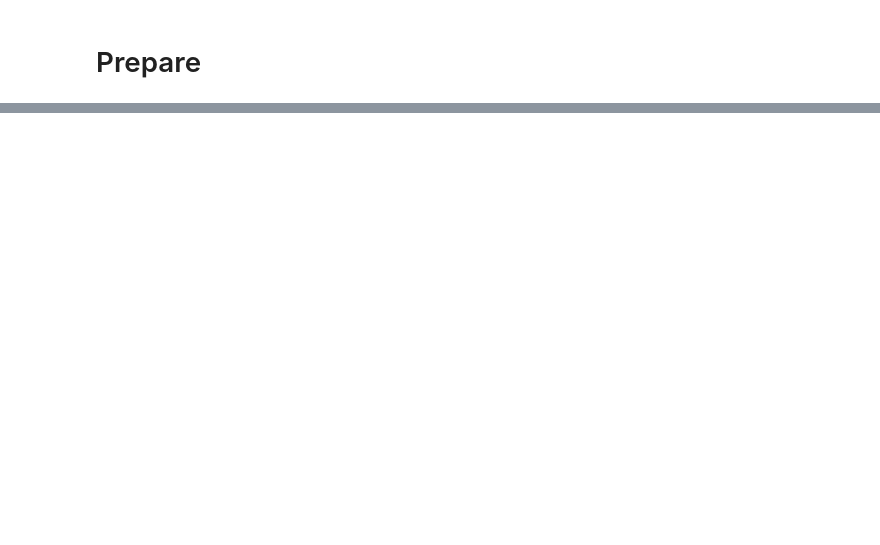
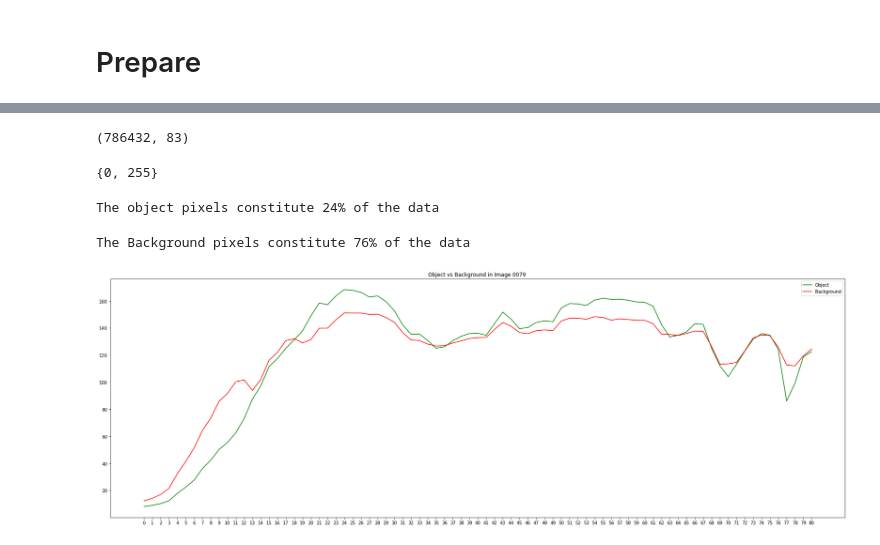
Before and after one commit to Sahanave/WomenWhoCodeHSIDemo, a Jupyter notebook: HSIDemo.ipynb, the cells around one changed output, grey strips where cells are left out. Saved outputs shown, nothing was run; the diff lists cells and outputs as text; code cells hidden in the pictures; blank space fills up the shorter version.

```diff
--- a/HSIDemo.ipynb
+++ b/HSIDemo.ipynb
@@ -205,0 +163,32 @@ HS-SOD/hyperspectral/0071.mat
+# %%
+New_data.shape
+# %% [output]
+(786432, 83)
+# %%
+print(set(New_data['Label']))
+columns=[str(i) for i in range(81)]
+col = columns + ['Label']
+# %% [output]
+{0, 255}
+# %%
+Object_signature = New_data[New_data['Label']==255][columns]
+print("The object pixels constitute {}% of the data".format(round(((len(Object_signature)/New_data.shape[0])*100)),2))
+# %% [output]
+The object pixels constitute 24% of the data
+# %%
+Background_signature = New_data[New_data['Label']==0][columns]
+print("The Background pixels constitute {}% of the data".format(round(((len(Background_signature)/New_data.shape[0])*100)),2))
+# %% [output]
+The Background pixels constitute 76% of the data
+# %%
+Object_signature = Object_signature.mean(axis=0)
+Background_signature = Background_signature.mean(axis=0)
+# %%
+plt.figure(figsize=(30,10))
+plt.plot(columns, Object_signature, label='Object',color='green')
+plt.plot(columns, Background_signature, label='Background',color='red')
+plt.title('Object vs Background in Image 0079 ')
+plt.legend()
+plt.show()
+# %% [output]
+[figure, added]
```
Also changed, not shown: parts of 17 cells of this notebook.
